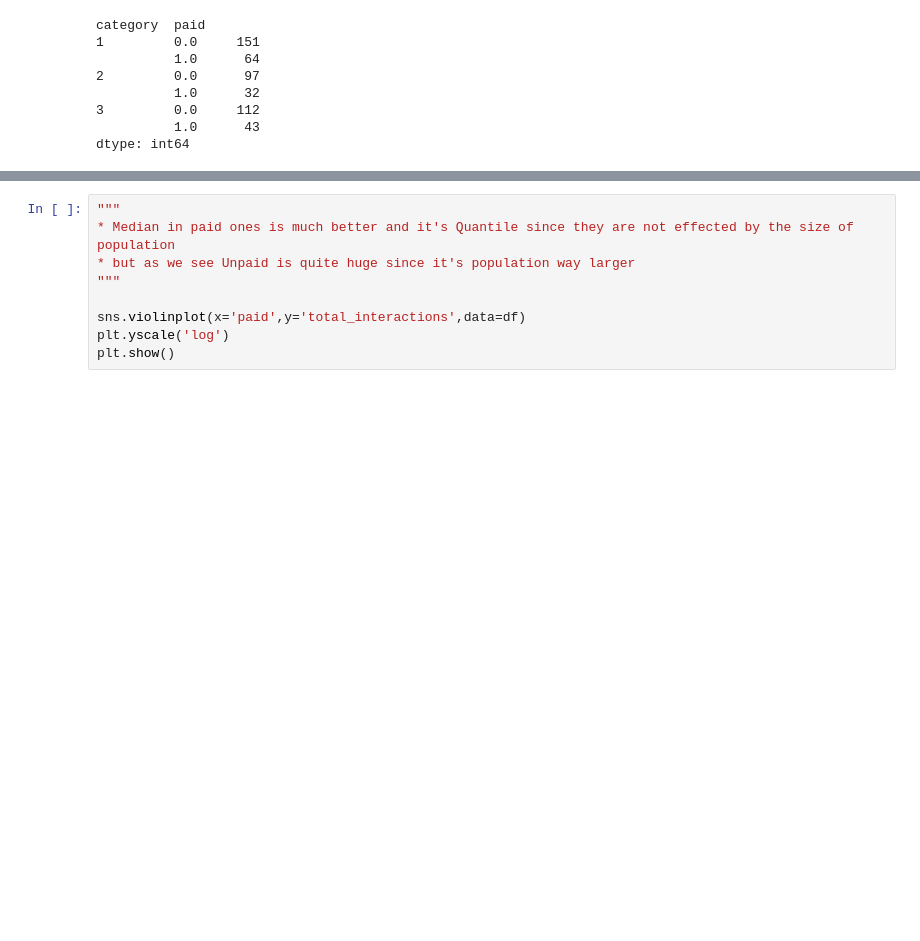
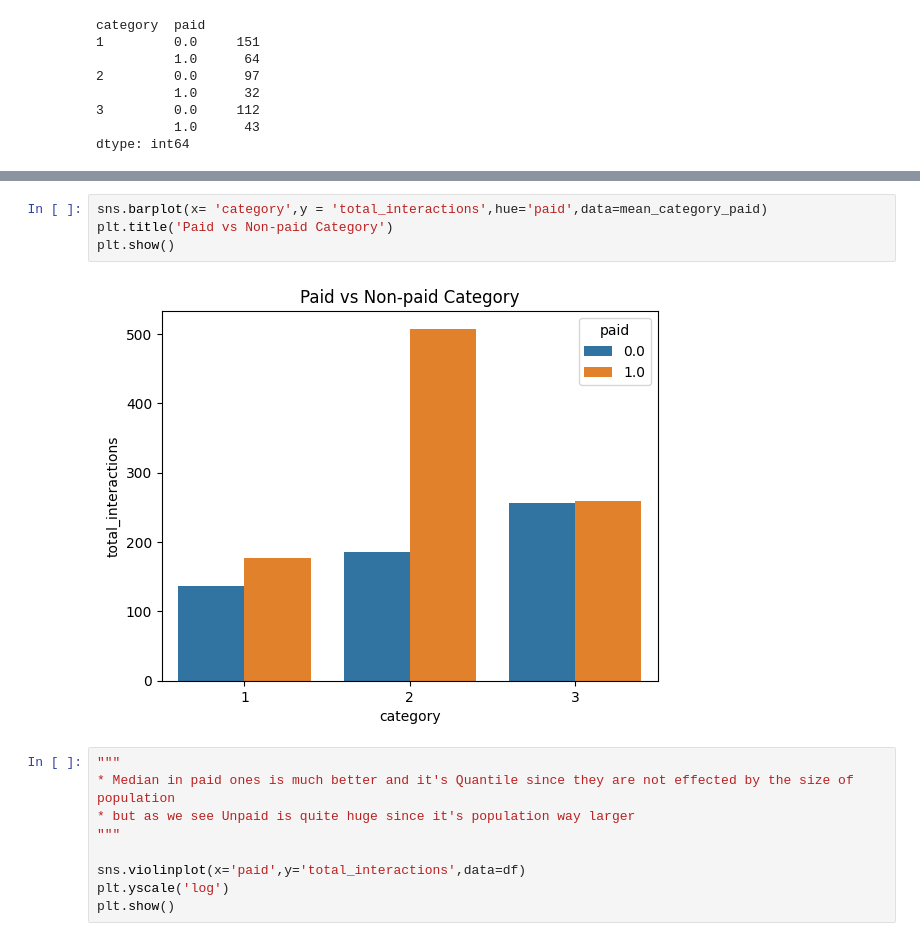
Before and after one commit to liammarsadeh/Facebook-Dataset-Project, a Jupyter notebook: FaceBook_dataset.ipynb, the cells around one changed output, grey strips where cells are left out. Drawn from its saved outputs; the diff is of its cells as text; blank space fills up the shorter version.

```diff
--- a/FaceBook_dataset.ipynb
+++ b/FaceBook_dataset.ipynb
@@ -241,3 +261,9 @@ Name: total_interactions, dtype: float64
+# %%
+sns.barplot(x= 'category',y = 'total_interactions',hue='paid',data=mean_category_paid)
+plt.title('Paid vs Non-paid Category')
+plt.show()
+# %% [output]
+[figure, added]
 # %%
 """
 * Median in paid ones is much better and it's Quantile since they are not effected by the size of population
```
Also changed, not shown: parts of 13 cells of this notebook.
